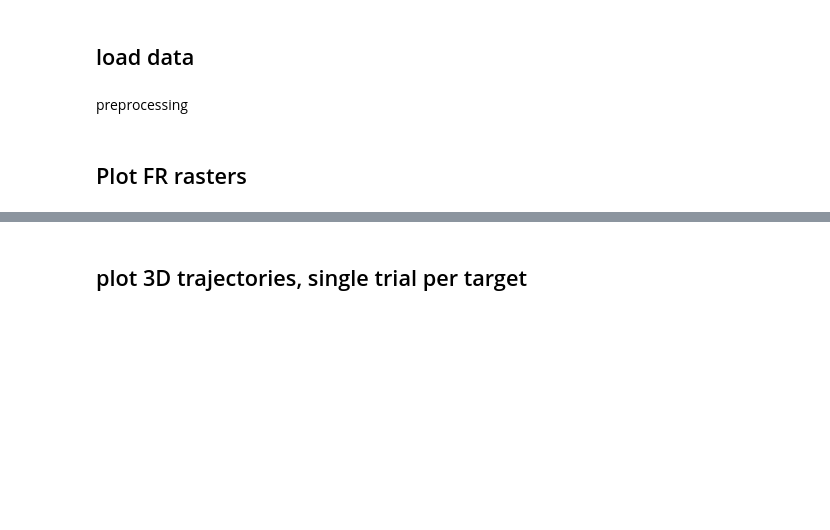
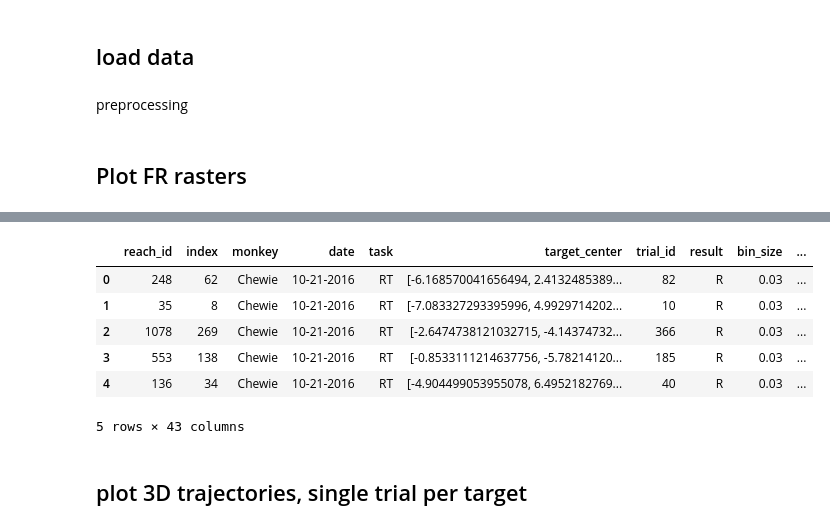
Before and after one commit to AtMostafa/multi-animal-alignment, a Jupyter notebook: random_walk/example.ipynb, the cells around one changed output, grey strips where cells are left out. Drawn from its saved outputs; the diff is of its cells as text; code cells hidden in the pictures; blank space fills up the shorter version.

```diff
--- a/random_walk/example.ipynb
+++ b/random_walk/example.ipynb
@@ -258,3 +257,13 @@ fig.savefig(params.figPath / 'RW-FR-example.pdf', format='pdf', bbox_inches='tig
+# %%
+raster_example_df[0].head()
+# %% [output]
+|  | reach_id | index | monkey | date | task | target_center | trial_id | result | bin_size | ... |
+| 0 | 248 | 62 | Chewie | 10-21-2016 | RT | [-6.168570041656494, 2.4132485389... | 82 | R | 0.03 | ... |
+| 1 | 35 | 8 | Chewie | 10-21-2016 | RT | [-7.083327293395996, 4.9929714202... | 10 | R | 0.03 | ... |
+| 2 | 1078 | 269 | Chewie | 10-21-2016 | RT | [-2.6474738121032715, -4.14374732... | 366 | R | 0.03 | ... |
+| 3 | 553 | 138 | Chewie | 10-21-2016 | RT | [-0.8533111214637756, -5.78214120... | 185 | R | 0.03 | ... |
+| 4 | 136 | 34 | Chewie | 10-21-2016 | RT | [-4.904499053955078, 6.4952182769... | 40 | R | 0.03 | ... |
+5 rows × 43 columns
 # %% [markdown]
 ## plot 3D trajectories, single trial per target
 # %%
```
Also changed, not shown: parts of 5 cells of this notebook.
